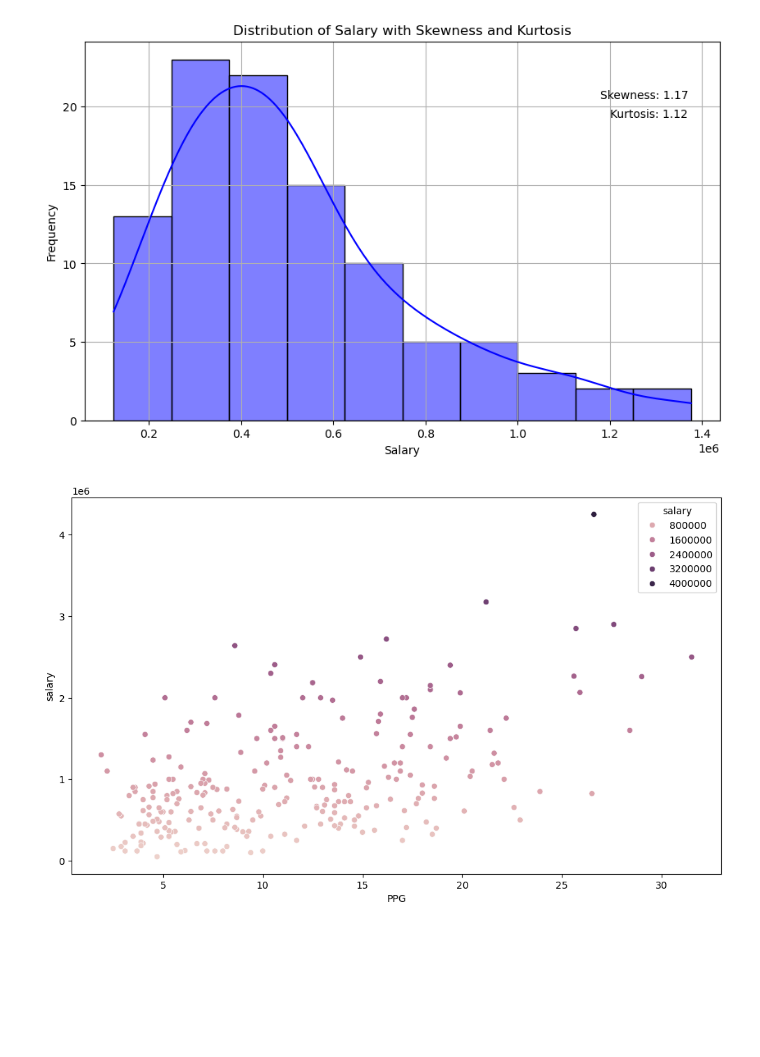
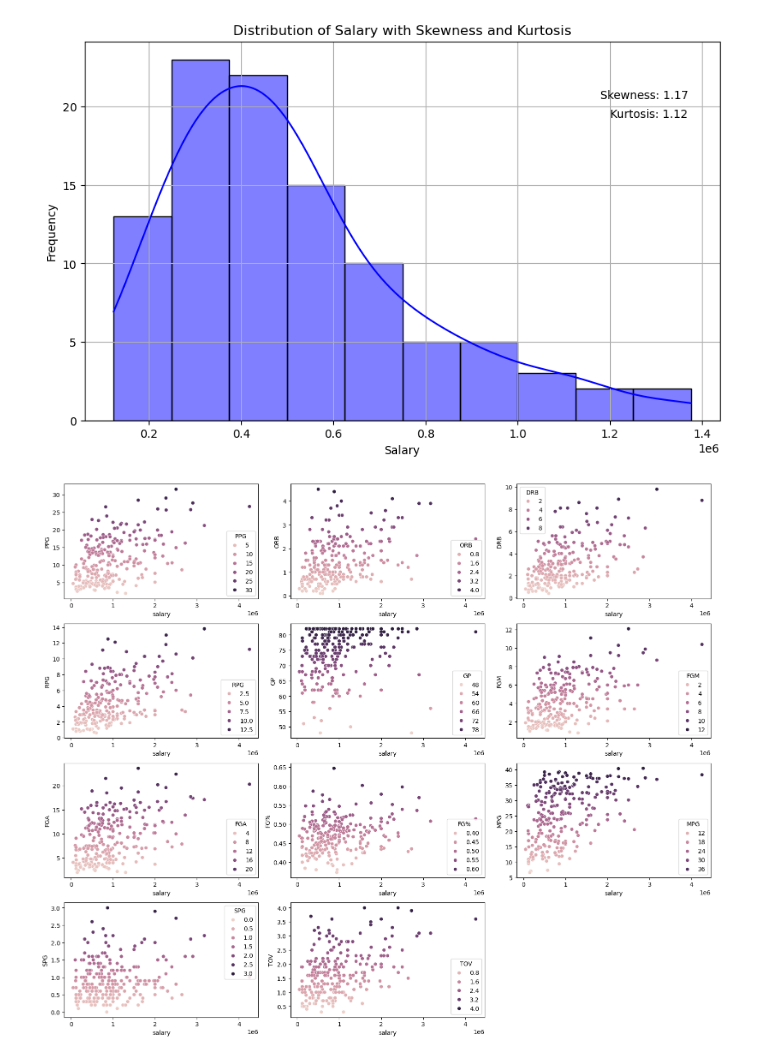
Before and after one commit to MaukanMir/1990-1991-Season-Analysis, a Jupyter notebook: nba.ipynb, the cells around one changed output. Saved outputs shown, nothing was run; the diff lists cells and outputs as text; code cells hidden in the pictures; blank space fills up the shorter version.

Commit message:
added new visuals

```diff
--- a/nba.ipynb
+++ b/nba.ipynb
@@ -176,7 +176,14 @@ plt.show()
 # %% [output]
 [figure]
 # %%
-intersted_columns = ["PPG", "ORB", "DRB", "RPG", "GP", "FGM", "FGA", "FG%", "MPG", "SPG", "TOV"]
-for col in interested_columns:
+interested_columns = ["PPG", "ORB", "DRB", "RPG", "GP", "FGM", "FGA", "FG%", "MPG", "SPG", "TOV"]
+plt.figure(figsize=(16,16))
+rows = len(interested_columns)
+dims = (rows+4)//3
+for idx, col in enumerate(interested_columns):
+  plt.subplot(dims, 3, idx+1)
+  sns.scatterplot(numeric_cols, x="salary", y=col, hue=col)
+plt.tight_layout()
+plt.show()
 # %% [output]
-[figure, old version]
+[figure, new version]
```
Also changed, not shown: parts of 3 cells of this notebook.
